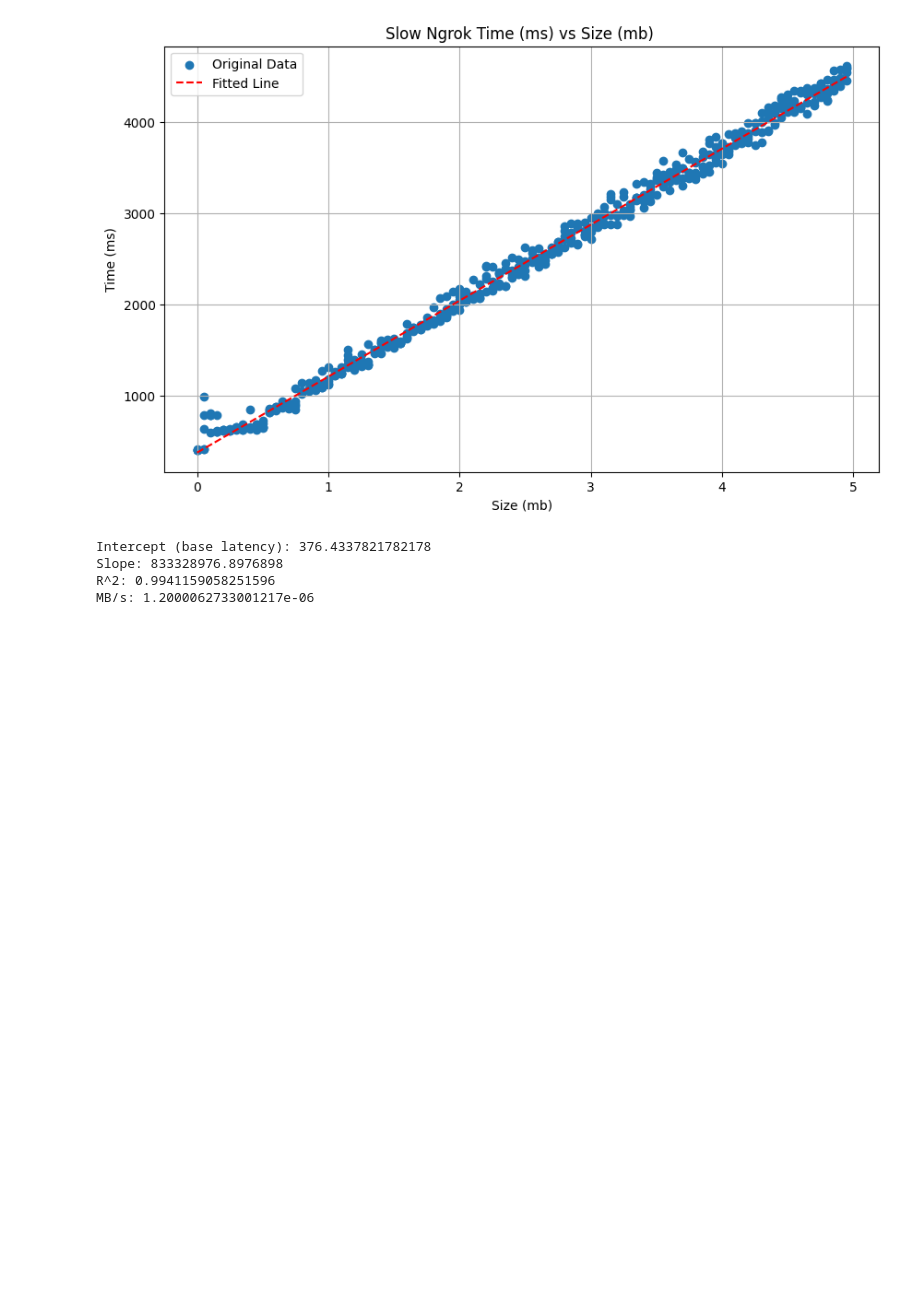
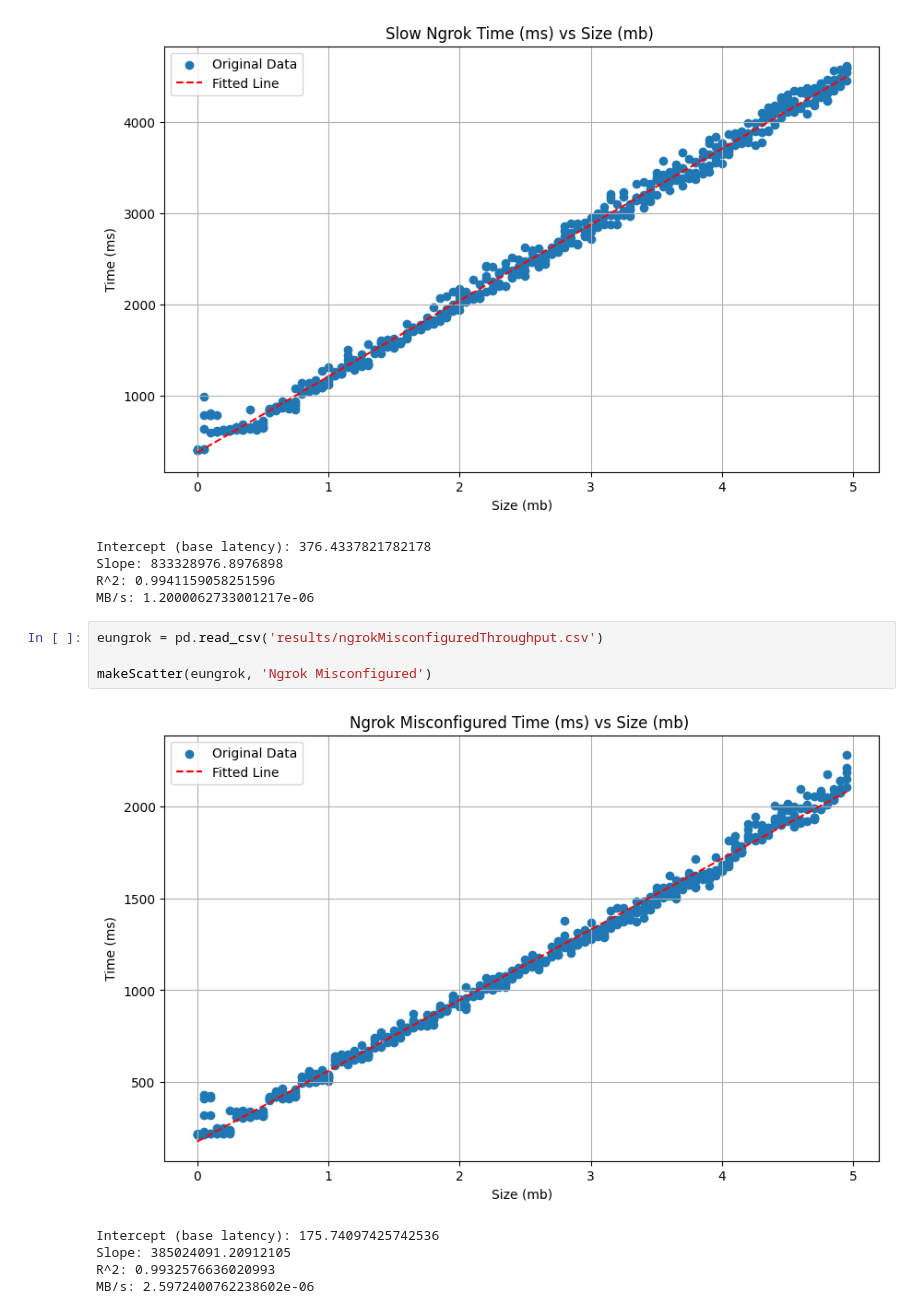
Before and after one commit to Nathanllee1/PeerProxy, a Jupyter notebook: profiling/automatedTesting/throughput.ipynb, the cells around one changed output. Cells and saved outputs as stored; diff of their text form; blank space fills up the shorter version.

```diff
--- a/profiling/automatedTesting/throughput.ipynb
+++ b/profiling/automatedTesting/throughput.ipynb
@@ -117,3 +114,13 @@ Intercept (base latency): 376.4337821782178
 Slope: 833328976.8976898
 R^2: 0.9941159058251596
 MB/s: 1.2000062733001217e-06
+# %%
+eungrok = pd.read_csv('results/ngrokMisconfiguredThroughput.csv')
+
+makeScatter(eungrok, 'Ngrok Misconfigured')
+# %% [output]
+[figure, added]
+Intercept (base latency): 175.74097425742536
+Slope: 385024091.20912105
+R^2: 0.9932576636020993
+MB/s: 2.5972400762238602e-06
```
Also changed, not shown: parts of 2 cells of this notebook, 4 other files.
